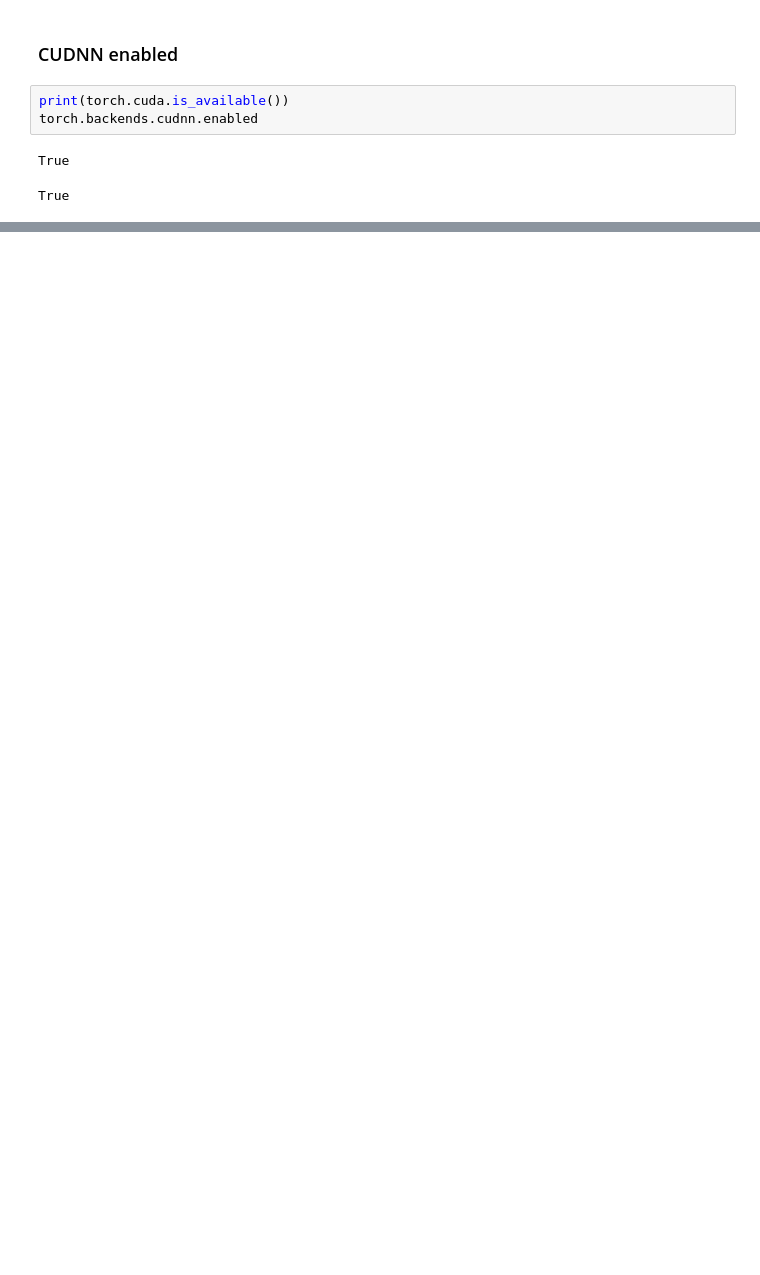
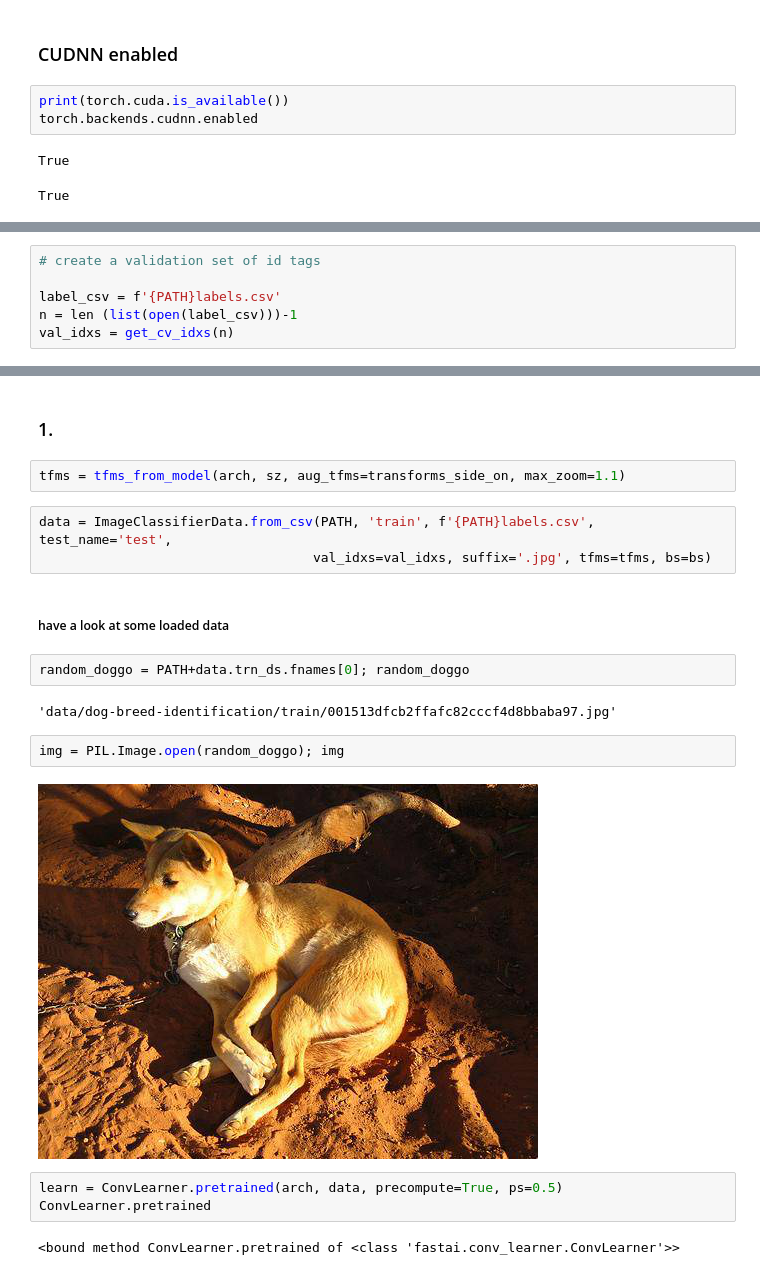
Before and after one commit to musedivision/deeplearning, a Jupyter notebook: volume/Dog breeds - kaggle.ipynb, the cells around one changed output, grey strips where cells are left out. Cells and saved outputs as stored; diff of their text form; blank space fills up the shorter version.

Commit message:
kaggle dl and dog breeds

```diff
--- a/volume/Dog breeds - kaggle.ipynb
+++ b/volume/Dog breeds - kaggle.ipynb
@@ -30,0 +47,6 @@ True
+# %%
+# create a validation set of id tags
+
+label_csv = f'{PATH}labels.csv'
+n = len (list(open(label_csv)))-1
+val_idxs = get_cv_idxs(n)
@@ -30,0 +84,22 @@ True
+# %% [markdown]
+### 1.
+# %%
+tfms = tfms_from_model(arch, sz, aug_tfms=transforms_side_on, max_zoom=1.1)
+# %%
+data = ImageClassifierData.from_csv(PATH, 'train', f'{PATH}labels.csv', test_name='test',
+                                   val_idxs=val_idxs, suffix='.jpg', tfms=tfms, bs=bs)
+# %% [markdown]
+##### have a look at some loaded data
+# %%
+random_doggo = PATH+data.trn_ds.fnames[0]; random_doggo
+# %% [output]
+'data/dog-breed-identification/train/001513dfcb2ffafc82cccf4d8bbaba97.jpg'
+# %%
+img = PIL.Image.open(random_doggo); img
+# %% [output]
+[figure, added]
+# %%
+learn = ConvLearner.pretrained(arch, data, precompute=True, ps=0.5)
+ConvLearner.pretrained
+# %% [output]
+<bound method ConvLearner.pretrained of <class 'fastai.conv_learner.ConvLearner'>>
```
Also changed, not shown: parts of 19 cells of this notebook, 1 other file.
